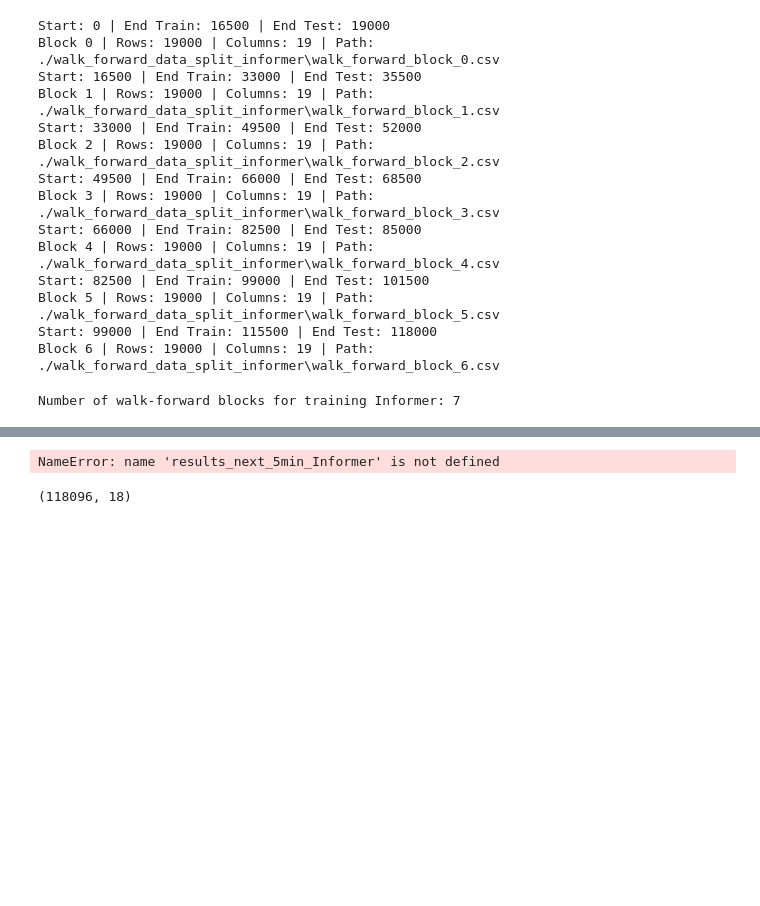
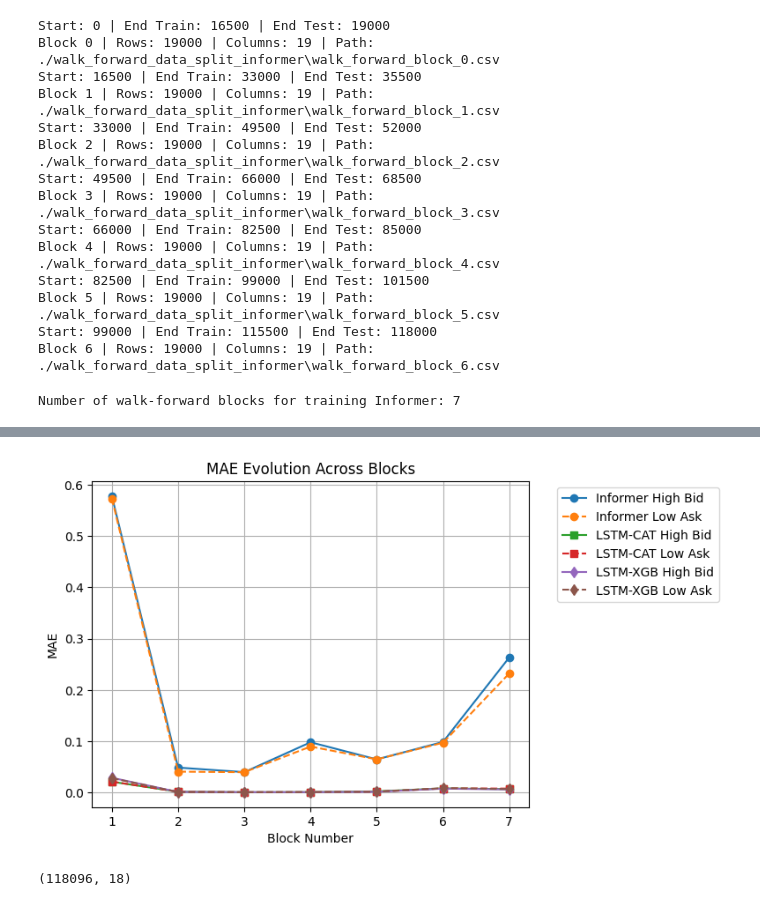
Before and after one commit to mohammadjaber1mj/Dissertation, a Jupyter notebook: PGMP_main.ipynb, the cells around one changed output, grey strips where cells are left out. Saved outputs shown, nothing was run; the diff lists cells and outputs as text; code cells hidden in the pictures; blank space fills up the shorter version.

```diff
--- a/PGMP_main.ipynb
+++ b/PGMP_main.ipynb
@@ -624,44 +648,21 @@ plt.show()
 # %%
-# Prepare block-wise data
-blocks = np.arange(1, len(results_next_5min_Informer)+1)
-
-# Create figure
-plt.figure(figsize=(15, 8))
-
-# Plot R2 evolution
-plt.subplot(2, 1, 1)
-plt.plot(blocks, [x['r2_high_bid'] for x in results_next_5min_Informer], 'o-', label='Informer High Bid')
-plt.plot(blocks, [x['r2_low_ask'] for x in results_next_5min_Informer], 'o--', label='Informer Low Ask')
-plt.plot(blocks, [x['r2_high_bid'] for x in results_next_5min_LSTM_CAT], 's-', label='LSTM-CAT High Bid')
-plt.plot(blocks, [x['r2_low_ask'] for x in results_next_5min_LSTM_CAT], 's--', label='LSTM-CAT Low Ask')
-plt.plot(blocks, [x['r2_high_bid'] for x in results_next_5min_LSTM_XGB], 'd-', label='LSTM-XGB High Bid')
-plt.plot(blocks, [x['r2_low_ask'] for x in results_next_5min_LSTM_XGB], 'd--', label='LSTM-XGB Low Ask')
-
-plt.title('R2 Score Evolution Across Blocks')
-plt.xlabel('Block Number')
-plt.ylabel('R2 Score')
-plt.legend(bbox_to_anchor=(1.05, 1), loc='upper left')
-plt.grid(True)
-
 # Plot MAE evolution
-plt.subplot(2, 1, 2)
 plt.plot(blocks, [x['mae_high_bid'] for x in results_next_5min_Informer], 'o-', label='Informer High Bid')
 plt.plot(blocks, [x['mae_low_ask'] for x in results_next_5min_Informer], 'o--', label='Informer Low Ask')
 plt.plot(blocks, [x['mae_high_bid'] for x in results_next_5min_LSTM_CAT], 's-', label='LSTM-CAT High Bid')
 plt.plot(blocks, [x['mae_low_ask'] for x in results_next_5min_LSTM_CAT], 's--', label='LSTM-CAT Low Ask')
 plt.plot(blocks, [x['mae_high_bid'] for x in results_next_5min_LSTM_XGB], 'd-', label='LSTM-XGB High Bid')
 plt.plot(blocks, [x['mae_low_ask'] for x in results_next_5min_LSTM_XGB], 'd--', label='LSTM-XGB Low Ask')
 
 plt.title('MAE Evolution Across Blocks')
 plt.xlabel('Block Number')
 plt.ylabel('MAE')
 plt.legend(bbox_to_anchor=(1.05, 1), loc='upper left')
 plt.grid(True)
 
-plt.tight_layout()
 plt.show()
 # %% [output]
-NameError: name 'results_next_5min_Informer' is not defined
+[figure, added]
 # %%
 '''
 We will predict the Highest and Lowest prices for the next 15 minutes.
```
Also changed, not shown: parts of 139 cells of this notebook, 53 other files.
